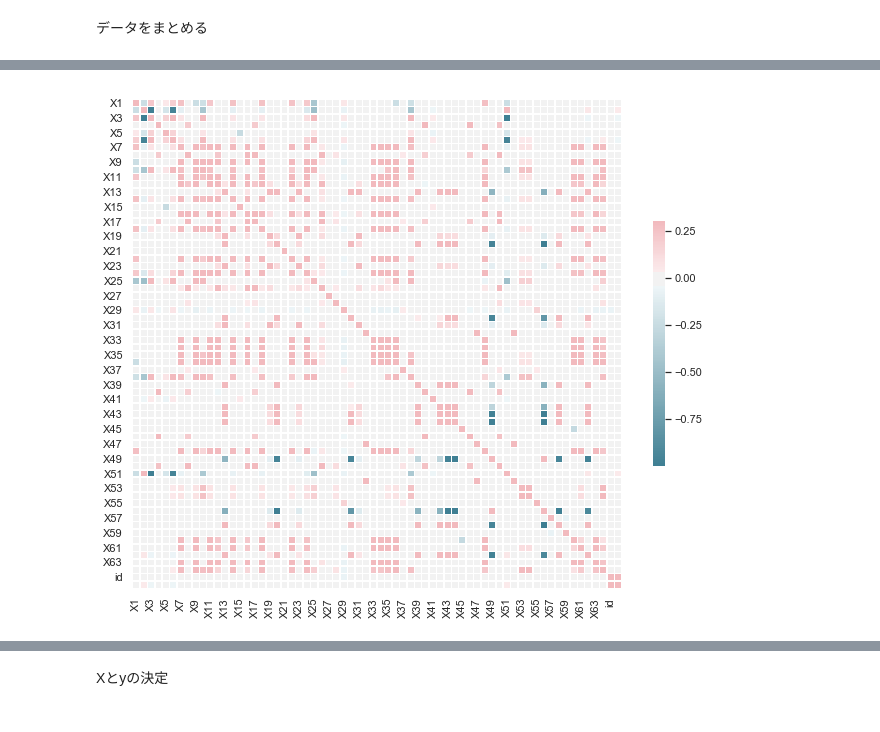
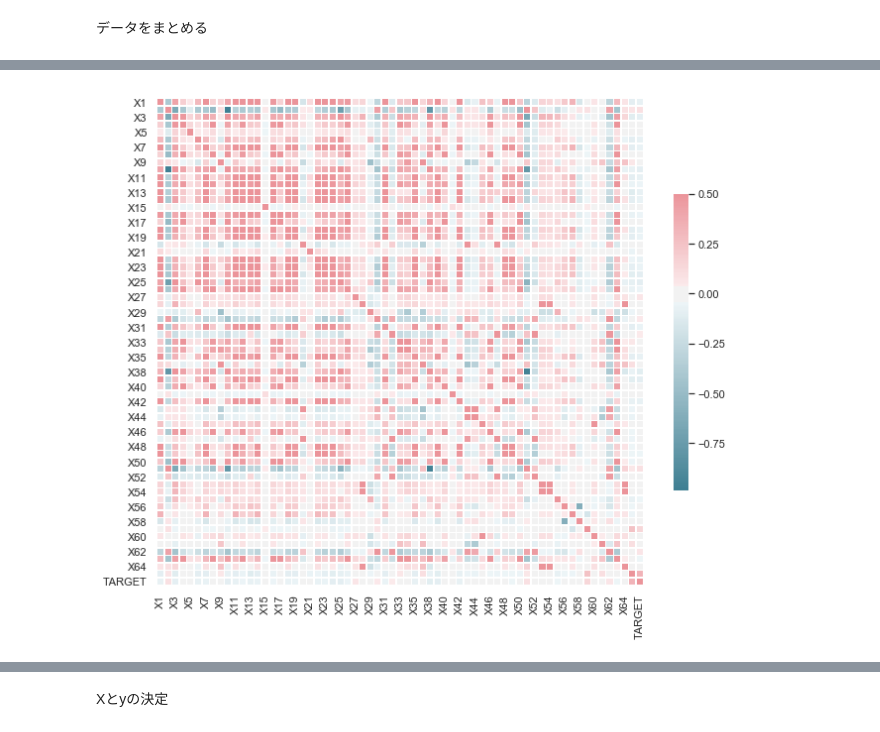
Before and after one commit to wakachii/team_competition, a Jupyter notebook: code.ipynb, the cells around one changed output, grey strips where cells are left out. Cells and saved outputs as stored; diff of their text form; code cells hidden in the pictures.

```diff
--- a/code.ipynb
+++ b/code.ipynb
@@ -54,5 +63,6 @@ all_data.head(50)
 # %%
-for i in all_data:
+for i in all_data.iloc[:,0:-2]:
+  all_data[i] = all_data[i].replace(0,np.nan)
   all_data[i] = pd.to_numeric(all_data[i],errors='coerce')
-all_data = all_data.fillna(all_data.median())
+all_data = all_data.fillna(all_data.mean())
 # %%
@@ -61,0 +73,21 @@ test = test.fillna(test.median())
+# %%
+def remove_outliers(df, q=0.005):
+    upper = df.quantile(1-q)
+    lower = df.quantile(q)
+    mask = (df < upper) & (df > lower)
+    return mask
+
+mask = remove_outliers(all_data)
+all_data.iloc[:,0:-2] = all_data[mask]
+mask = remove_outliers(test)
+test.iloc[:,0:-1] = test[mask]
+
+all_data = all_data.fillna(all_data.mean())
+test = test.fillna(test.mean())
+# %%
+# 取り除く列のリスト
+not_use_columns = ['X37']
+# 学習用データから列を削除する（PassengerIdは後ほど取り除く）
+all_data.drop(not_use_columns, axis=1, inplace=True)
+# テスト用データから列を削除する
+test.drop(not_use_columns, axis=1, inplace=True)
@@ -62,21 +115,21 @@ test = test.fillna(test.median())
 # %%
 sns.set(style="white")
 
 
 # Compute the correlation matrix
 corr = all_data.corr()
 
 
 # Set up the matplotlib figure
-f, ax = plt.subplots(figsize=(11, 9))
+f, ax = plt.subplots(figsize=(11, 11))
 
 # Generate a custom diverging colormap
 cmap = sns.diverging_palette(220, 10, as_cmap=True)
 
 # Draw the heatmap with the mask and correct aspect ratio
-sns.heatmap(corr, cmap=cmap, vmax=.3, center=0,
+sns.heatmap(corr, cmap=cmap, vmax=.5, center=0,
             square=True, linewidths=.5, cbar_kws={"shrink": .5})
 
 plt.show()
 # %% [output]
-[figure, old version]
+[figure, new version]
```
Also changed, not shown: parts of 11 cells of this notebook.
